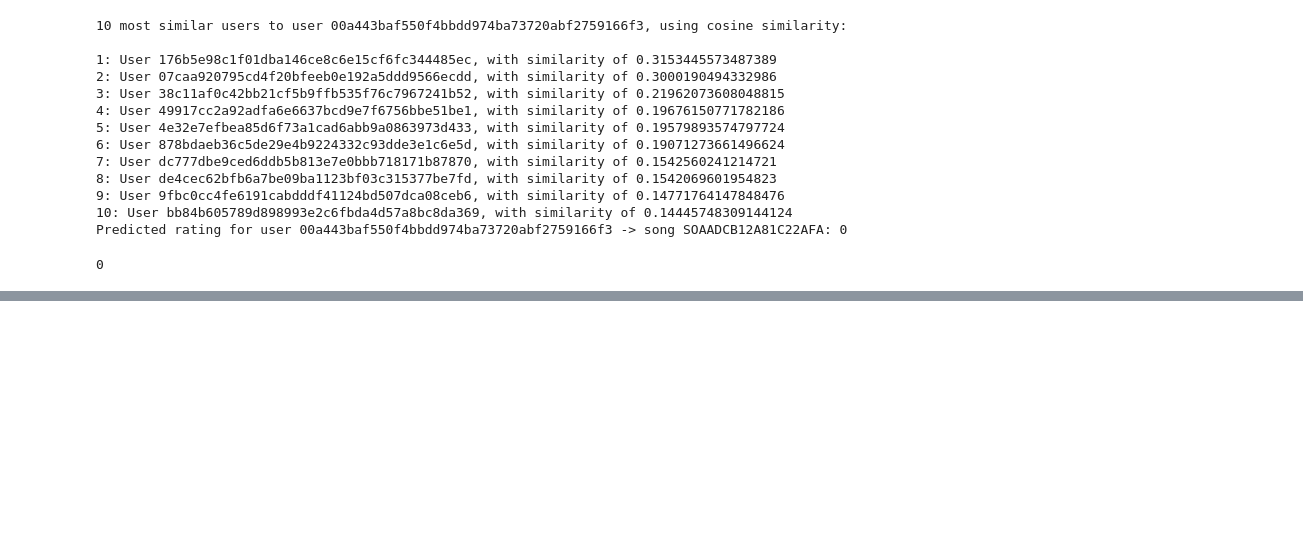
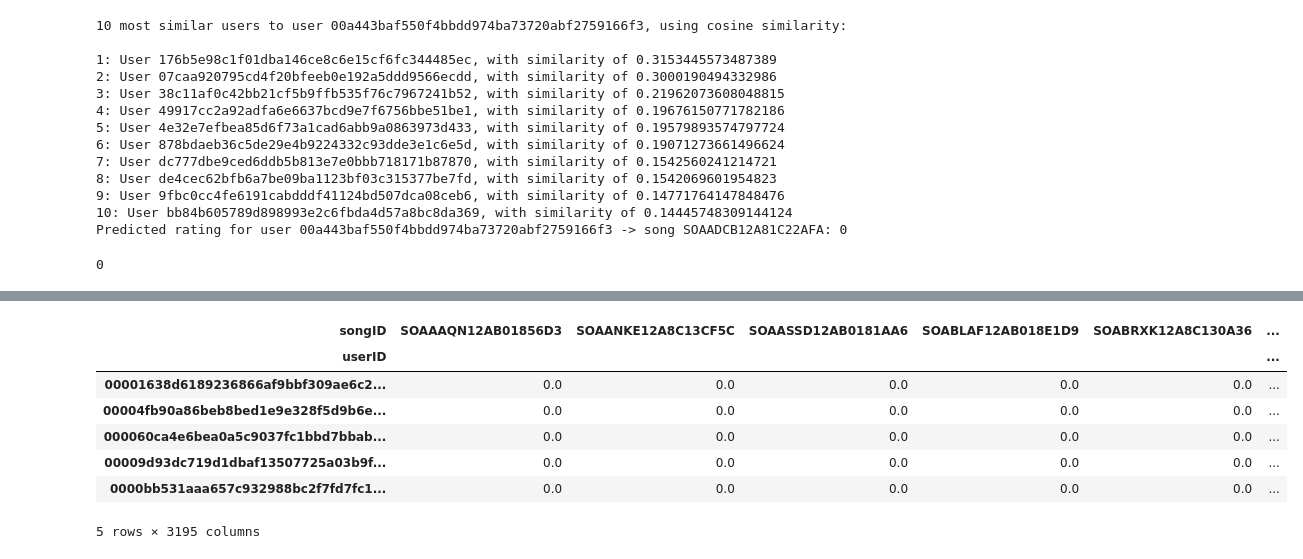
Before and after one commit to matijasipek/comp_tools, a Jupyter notebook: Angeliki_Experiments.ipynb, the cells around one changed output, grey strips where cells are left out. Saved outputs shown, nothing was run; the diff lists cells and outputs as text; code cells hidden in the pictures; blank space fills up the shorter version.

```diff
--- a/Angeliki_Experiments.ipynb
+++ b/Angeliki_Experiments.ipynb
@@ -305,0 +453,11 @@ Predicted rating for user 00a443baf550f4bbdd974ba73720abf2759166f3 -> song SOAAD
+# %%
+u1.head()
+# %% [output]
+| songID | SOAAAQN12AB01856D3 | SOAANKE12A8C13CF5C | SOAASSD12AB0181AA6 | SOABLAF12AB018E1D9 | SOABRXK12A8C130A36 | ... |
+| userID |  |  |  |  |  | ... |
+| 00001638d6189236866af9bbf309ae6c2... | 0.0 | 0.0 | 0.0 | 0.0 | 0.0 | ... |
+| 00004fb90a86beb8bed1e9e328f5d9b6e... | 0.0 | 0.0 | 0.0 | 0.0 | 0.0 | ... |
+| 000060ca4e6bea0a5c9037fc1bbd7bbab... | 0.0 | 0.0 | 0.0 | 0.0 | 0.0 | ... |
+| 00009d93dc719d1dbaf13507725a03b9f... | 0.0 | 0.0 | 0.0 | 0.0 | 0.0 | ... |
+| 0000bb531aaa657c932988bc2f7fd7fc1... | 0.0 | 0.0 | 0.0 | 0.0 | 0.0 | ... |
+5 rows × 3195 columns
```
Also changed, not shown: parts of 57 cells of this notebook, 1 other file.
